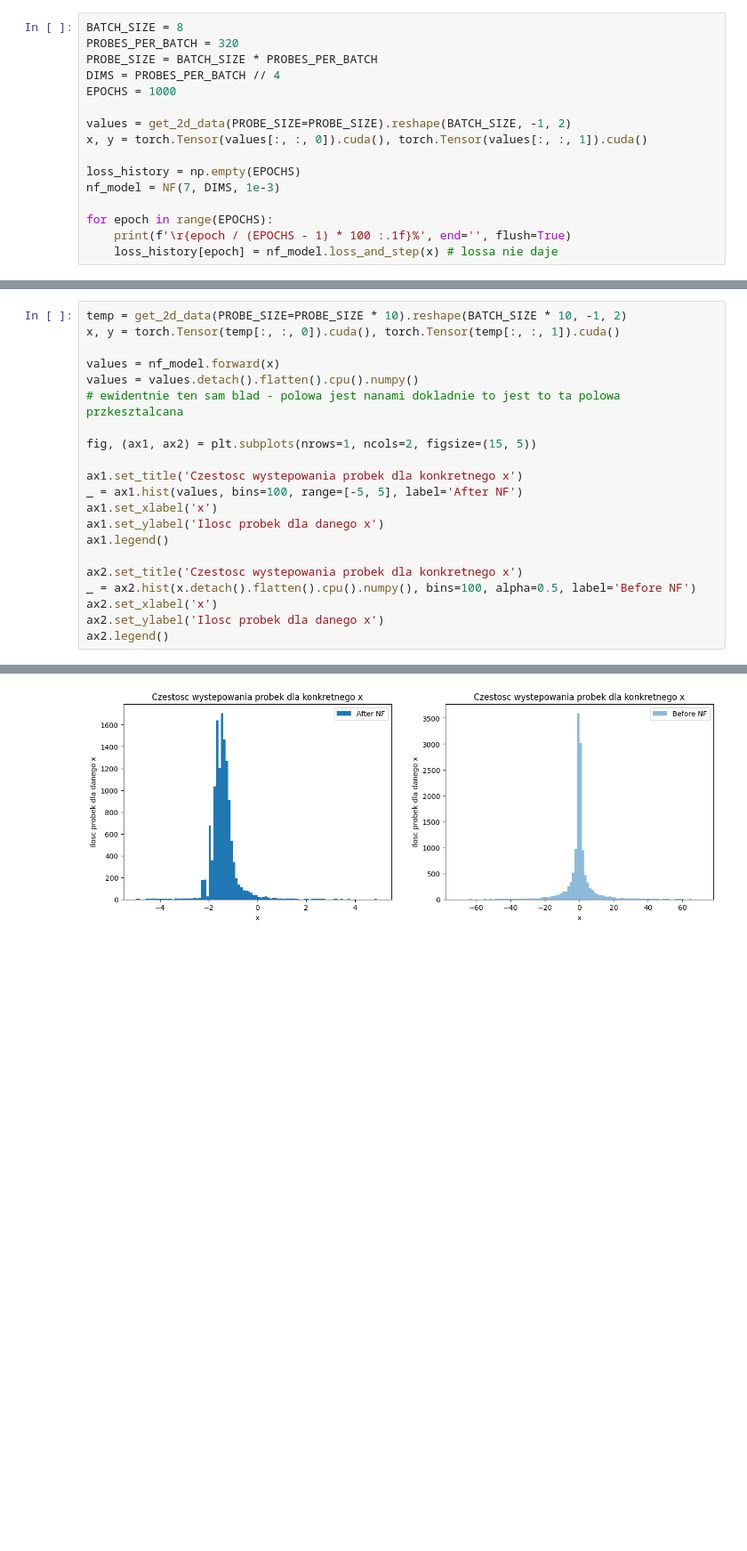
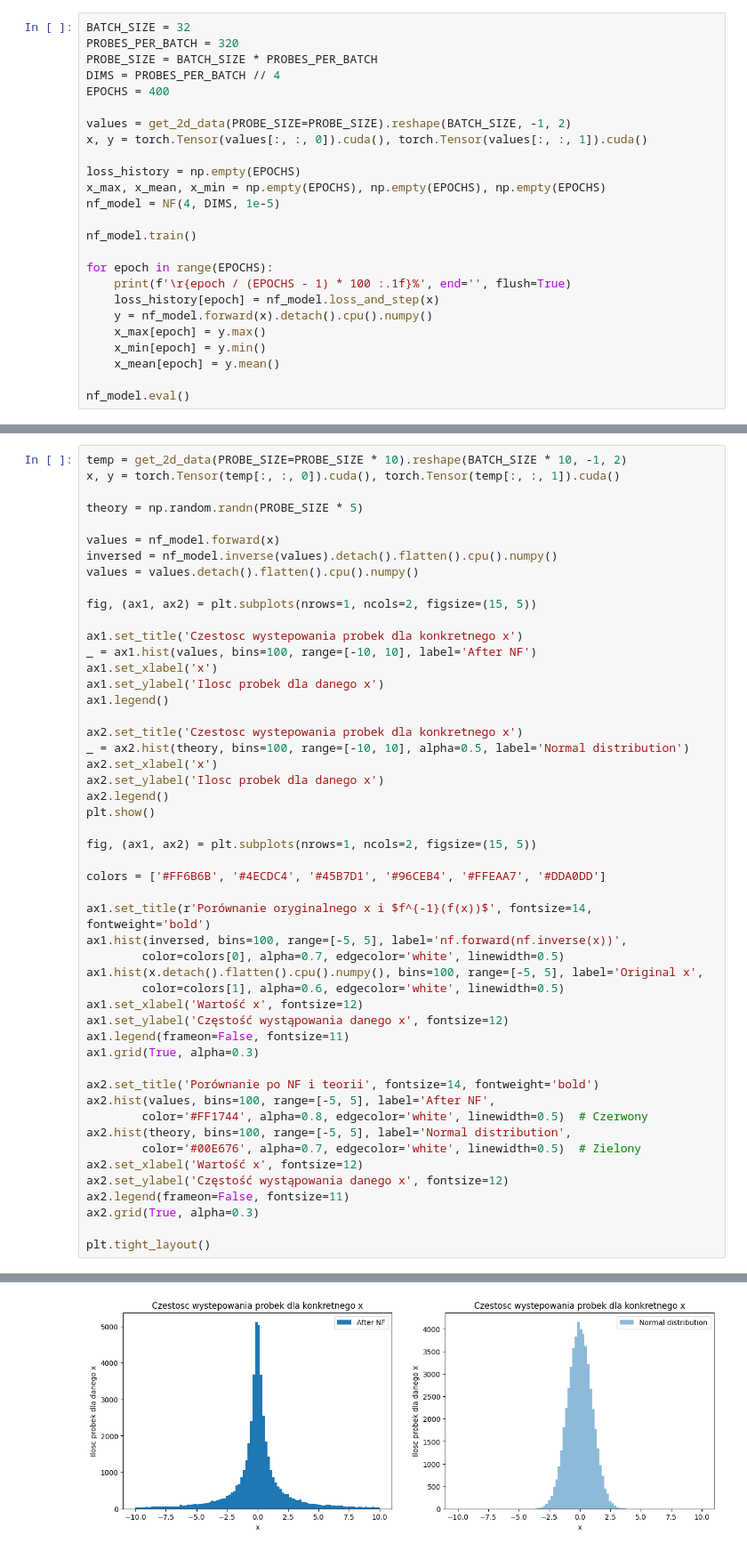
Before and after one commit to kluski777/PraktykiGAN, a Jupyter notebook: NF.ipynb, the cells around one changed output, grey strips where cells are left out. Shown at 89% size. Drawn from its saved outputs; the diff is of its cells as text; blank space fills up the shorter version.

```diff
--- a/NF.ipynb
+++ b/NF.ipynb
@@ -114,17 +119,26 @@ class NF(nn.Module):
 # %%
-BATCH_SIZE = 8
+BATCH_SIZE = 32
 PROBES_PER_BATCH = 320
 PROBE_SIZE = BATCH_SIZE * PROBES_PER_BATCH
 DIMS = PROBES_PER_BATCH // 4
-EPOCHS = 1000
+EPOCHS = 400
 
 values = get_2d_data(PROBE_SIZE=PROBE_SIZE).reshape(BATCH_SIZE, -1, 2)
 x, y = torch.Tensor(values[:, :, 0]).cuda(), torch.Tensor(values[:, :, 1]).cuda()
 
 loss_history = np.empty(EPOCHS)
-nf_model = NF(7, DIMS, 1e-3)
+x_max, x_mean, x_min = np.empty(EPOCHS), np.empty(EPOCHS), np.empty(EPOCHS)
+nf_model = NF(4, DIMS, 1e-5)
+
+nf_model.train()
 
 for epoch in range(EPOCHS):
     print(f'\r{epoch / (EPOCHS - 1) * 100 :.1f}%', end='', flush=True)
-    loss_history[epoch] = nf_model.loss_and_step(x) # lossa nie daje
+    loss_history[epoch] = nf_model.loss_and_step(x)
+    y = nf_model.forward(x).detach().cpu().numpy()
+    x_max[epoch] = y.max()
+    x_min[epoch] = y.min()
+    x_mean[epoch] = y.mean()
+
+nf_model.eval()
 # %% [output]
@@ -138,21 +162,50 @@ plt.show()
 temp = get_2d_data(PROBE_SIZE=PROBE_SIZE * 10).reshape(BATCH_SIZE * 10, -1, 2)
 x, y = torch.Tensor(temp[:, :, 0]).cuda(), torch.Tensor(temp[:, :, 1]).cuda()
 
+theory = np.random.randn(PROBE_SIZE * 5)
+
 values = nf_model.forward(x)
+inversed = nf_model.inverse(values).detach().flatten().cpu().numpy()
 values = values.detach().flatten().cpu().numpy()
-# ewidentnie ten sam blad - polowa jest nanami dokladnie to jest to ta polowa przkesztalcana
 
 fig, (ax1, ax2) = plt.subplots(nrows=1, ncols=2, figsize=(15, 5))
 
 ax1.set_title('Czestosc wystepowania probek dla konkretnego x')
-_ = ax1.hist(values, bins=100, range=[-5, 5], label='After NF')
+_ = ax1.hist(values, bins=100, range=[-10, 10], label='After NF')
 ax1.set_xlabel('x')
 ax1.set_ylabel('Ilosc probek dla danego x')
 ax1.legend()
 
 ax2.set_title('Czestosc wystepowania probek dla konkretnego x')
-_ = ax2.hist(x.detach().flatten().cpu().numpy(), bins=100, alpha=0.5, label='Before NF')
+_ = ax2.hist(theory, bins=100, range=[-10, 10], alpha=0.5, label='Normal distribution')
 ax2.set_xlabel('x')
 ax2.set_ylabel('Ilosc probek dla danego x')
 ax2.legend()
+plt.show()
+
+fig, (ax1, ax2) = plt.subplots(nrows=1, ncols=2, figsize=(15, 5))
+
+colors = ['#FF6B6B', '#4ECDC4', '#45B7D1', '#96CEB4', '#FFEAA7', '#DDA0DD']
+
+ax1.set_title(r'Porównanie oryginalnego x i $f^{-1}(f(x))$', fontsize=14, fontweight='bold')
+ax1.hist(inversed, bins=100, range=[-5, 5], label='nf.forward(nf.inverse(x))',
+        color=colors[0], alpha=0.7, edgecolor='white', linewidth=0.5)
+ax1.hist(x.detach().flatten().cpu().numpy(), bins=100, range=[-5, 5], label='Original x',
+        color=colors[1], alpha=0.6, edgecolor='white', linewidth=0.5)
+ax1.set_xlabel('Wartość x', fontsize=12)
+ax1.set_ylabel('Częstość wystąpowania danego x', fontsize=12)
+ax1.legend(frameon=False, fontsize=11)
+ax1.grid(True, alpha=0.3)
+
+ax2.set_title('Porównanie po NF i teorii', fontsize=14, fontweight='bold')
+ax2.hist(values, bins=100, range=[-5, 5], label='After NF',
+        color='#FF1744', alpha=0.8, edgecolor='white', linewidth=0.5)  # Czerwony
+ax2.hist(theory, bins=100, range=[-5, 5], label='Normal distribution',
+        color='#00E676', alpha=0.7, edgecolor='white', linewidth=0.5)  # Zielony
+ax2.set_xlabel('Wartość x', fontsize=12)
+ax2.set_ylabel('Częstość wystąpowania danego x', fontsize=12)
+ax2.legend(frameon=False, fontsize=11)
+ax2.grid(True, alpha=0.3)
+
+plt.tight_layout()
 # %% [output]
@@ -160 +212 @@ ax2.legend()
-[figure, old version]
+[figure, new version]
```
Also changed, not shown: parts of 6 cells of this notebook, 2 other files.
